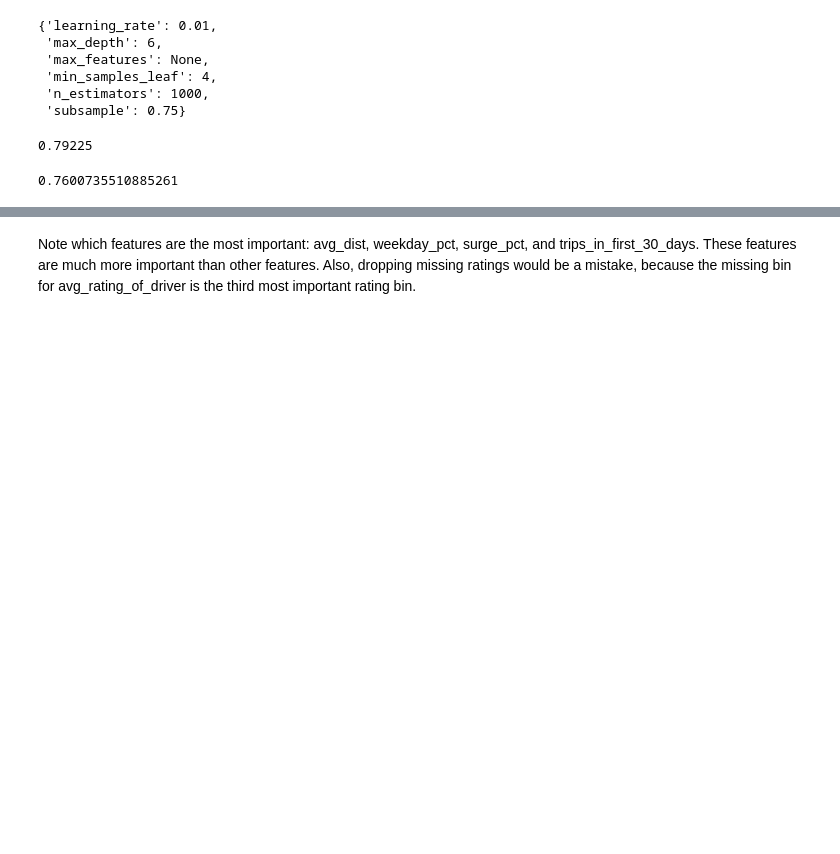
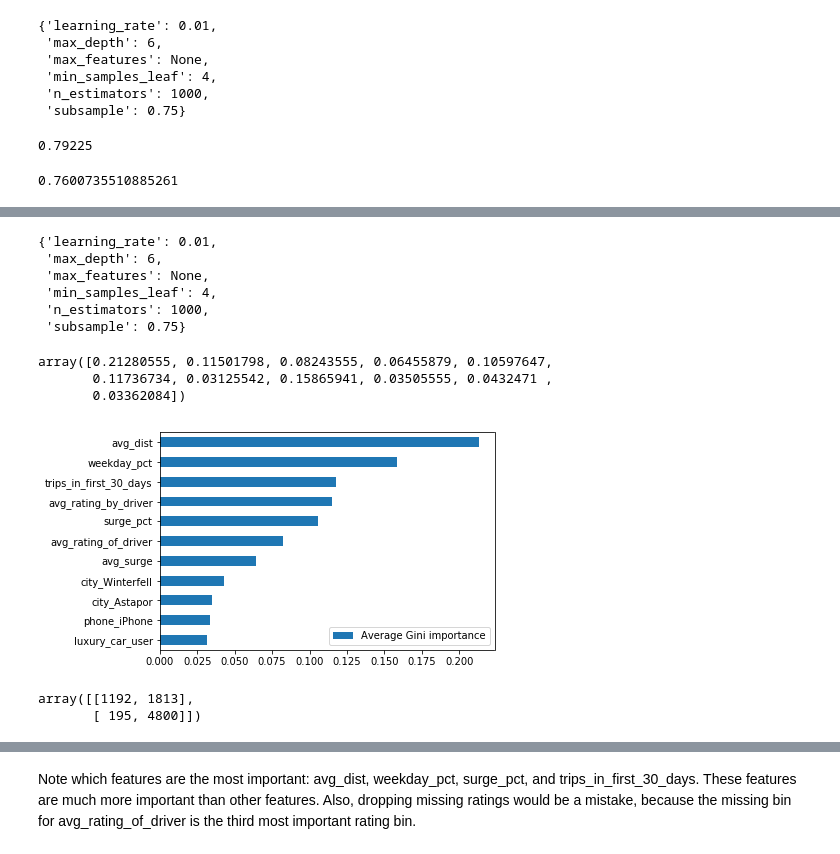
Before and after one commit to ahaldar42/churn_case_study, a Jupyter notebook: Modeling.ipynb, the cells around one changed output, grey strips where cells are left out. Drawn from its saved outputs; the diff is of its cells as text; code cells hidden in the pictures; blank space fills up the shorter version.

```diff
--- a/Modeling.ipynb
+++ b/Modeling.ipynb
@@ -263,0 +285,30 @@ roc_auc_score(y_test, best_model.predict(x_test))
+# %%
+gb_b = gb_grid.best_estimator_
+# %%
+gb_grid.best_params_
+# %% [output]
+{'learning_rate': 0.01,
+ 'max_depth': 6,
+ 'max_features': None,
+ 'min_samples_leaf': 4,
+ 'n_estimators': 1000,
+ 'subsample': 0.75}
+# %%
+gb_b.feature_importances_
+# %% [output]
+array([0.21280555, 0.11501798, 0.08243555, 0.06455879, 0.10597647,
+       0.11736734, 0.03125542, 0.15865941, 0.03505555, 0.0432471 ,
+       0.03362084])
+# %%
+feat_scores = pd.DataFrame({'Average Gini importance' : gb_b.feature_importances_},
+                           index=x.columns)
+feat_scores = feat_scores.sort_values(by='Average Gini importance')
+feat_scores.plot(kind='barh');
+# %% [output]
+[figure, added]
+# %%
+y_pred = gb_b.predict_proba(x_test)[:,1]>thresholds[2100]
+confusion_matrix(y_test, y_pred)
+# %% [output]
+array([[1192, 1813],
+       [ 195, 4800]])
```
Also changed, not shown: parts of 13 cells of this notebook, 7 other files.
